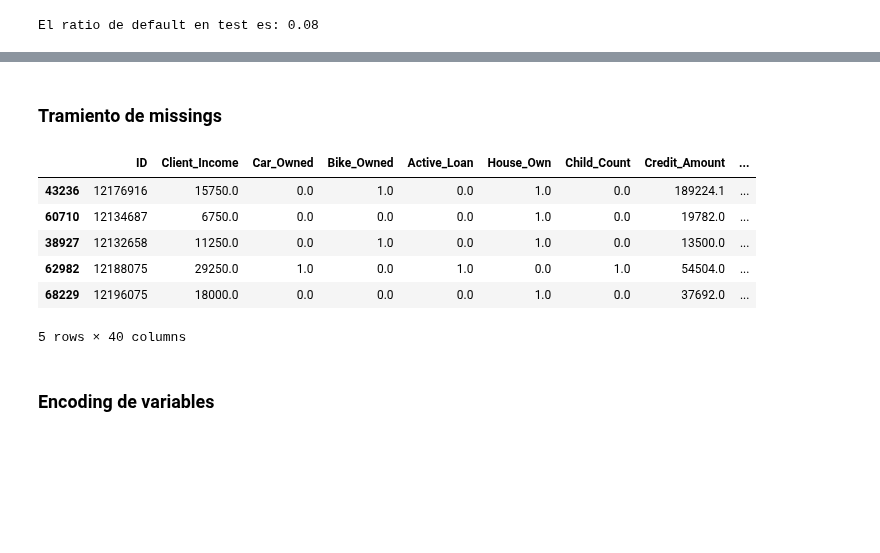
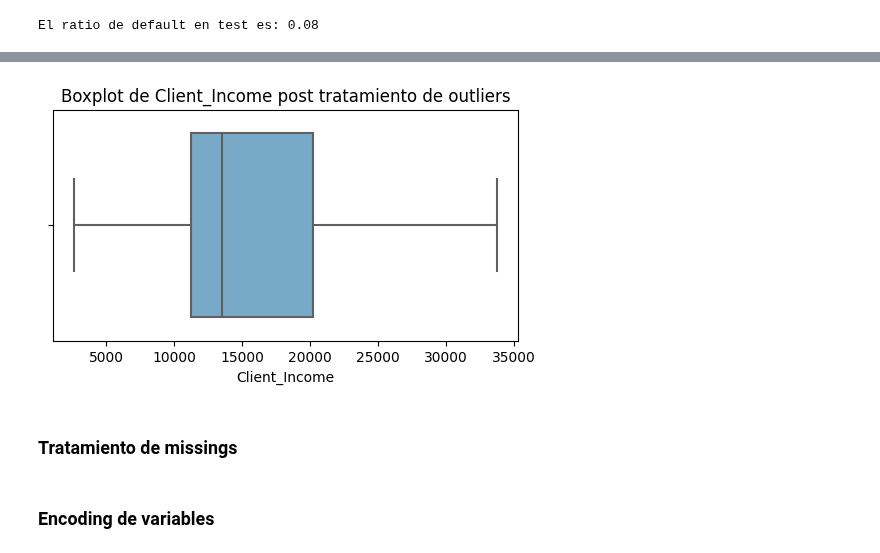
Before and after one commit to JCaballerot/Credit-Scoring, a Jupyter notebook: CreditScoring/00. Lab_Automobile_Scorecard.ipynb, the cells around one changed output, grey strips where cells are left out. Drawn from its saved outputs; the diff is of its cells as text; code cells hidden in the pictures; blank space fills up the shorter version.

```diff
--- a/CreditScoring/00. Lab_Automobile_Scorecard.ipynb
+++ b/CreditScoring/00. Lab_Automobile_Scorecard.ipynb
@@ -263,17 +251,31 @@ El ratio de default en test es: 0.08
+# %%
+Q1 = train[numeric_features].quantile(0.25)
+Q3 = train[numeric_features].quantile(0.75)
+IQR = Q3 - Q1
+
+lower_bound = Q1 - 1.5 * IQR
+upper_bound = Q3 + 1.5 * IQR
+# %%
+# Reemplazar valores que estén fuera de los límites con NaN
+train[numeric_features] = train[numeric_features].mask((train[numeric_features] < lower_bound) | (train[numeric_features] > upper_bound), None)
+test[numeric_features]  = test[numeric_features].mask((test[numeric_features] < lower_bound) | (test[numeric_features] > upper_bound), None)
+# %%
+# boxplot
+plt.figure(figsize=(6, 3))  # Establecer el tamaño de la figura (opcional)
+sns.boxplot(x="Client_Income", data=train, palette="Blues")
+
+# Personalizar el título y etiquetas de los ejes
+plt.title("Boxplot de Client_Income post tratamiento de outliers")
+plt.xlabel("Client_Income")
+
+# Mostrar el boxplot
+plt.show()
+# %% [output]
+[figure, added]
 # %% [markdown]
-### Tramiento de missings
+### Tratamiento de missings
 # %%
 # Imputación por mediana
 train[numeric_features] = train[numeric_features].fillna(train[numeric_features].median())
 test[numeric_features]  = test[numeric_features].fillna(train[numeric_features].median())
-# %%
-test.head()
-# %% [output]
-|  | ID | Client_Income | Car_Owned | Bike_Owned | Active_Loan | House_Own | Child_Count | Credit_Amount | ... |
-| 43236 | 12176916 | 15750.0 | 0.0 | 1.0 | 0.0 | 1.0 | 0.0 | 189224.1 | ... |
-| 60710 | 12134687 | 6750.0 | 0.0 | 0.0 | 0.0 | 1.0 | 0.0 | 19782.0 | ... |
-| 38927 | 12132658 | 11250.0 | 0.0 | 1.0 | 0.0 | 1.0 | 0.0 | 13500.0 | ... |
-| 62982 | 12188075 | 29250.0 | 1.0 | 0.0 | 1.0 | 0.0 | 1.0 | 54504.0 | ... |
-| 68229 | 12196075 | 18000.0 | 0.0 | 0.0 | 0.0 | 1.0 | 0.0 | 37692.0 | ... |
-5 rows × 40 columns
 # %%
```
Also changed, not shown: parts of 282 cells of this notebook.
